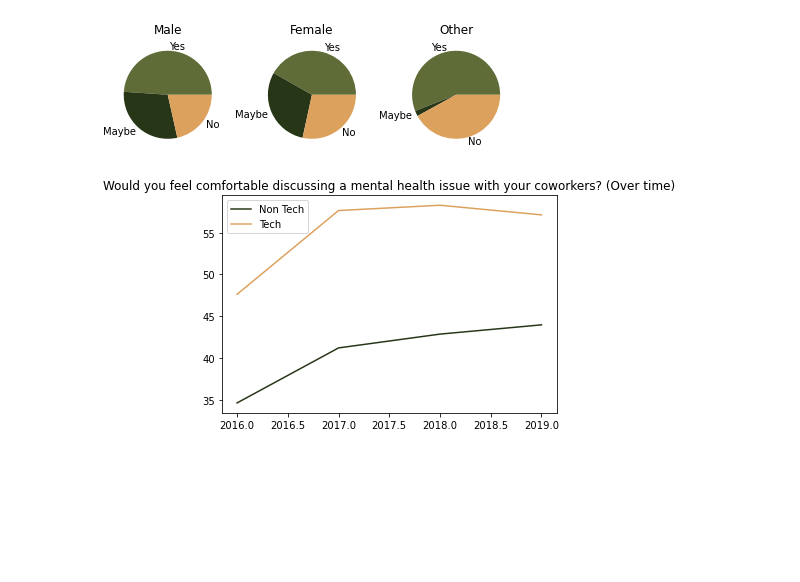
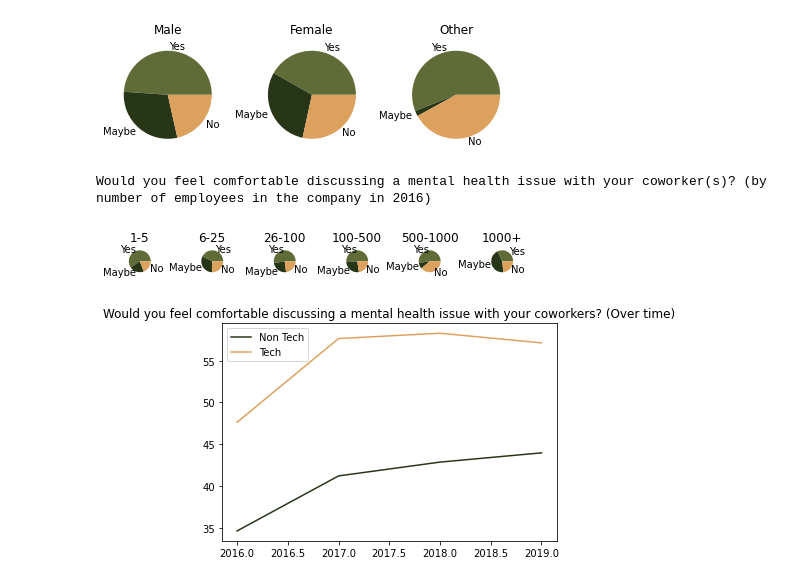
Before and after one commit to mich-matocha/data-therapy, a Jupyter notebook: Final.ipynb, the cells around one changed output. Saved outputs shown, nothing was run; the diff lists cells and outputs as text; code cells hidden in the pictures; blank space fills up the shorter version.

```diff
--- a/Final.ipynb
+++ b/Final.ipynb
@@ -649,6 +583,34 @@ plt.tight_layout()
 # %% [output]
 Would you feel comfortable discussing a mental health issue with your coworkers?
 [figure]
+# %%
+pie_16_18 = pie_by_size(data_16_t,'18')
+
+answers = ['Yes','Maybe','No']
+plt.title('Would you feel comfortable discussing a mental health issue with your coworker(s)?')
+print('Would you feel comfortable discussing a mental health issue with your coworker(s)? (by number of employees in the company in 2016)')
+plt.subplot(1,6,1)
+plt.pie(pie_16_18[0],labels=answers, colors=['#606c38', '#283618', '#dda15e', '#bc6c25'])
+plt.title('1-5')
+plt.subplot(1,6,2)
+plt.pie(pie_16_18[1],labels=answers, colors=['#606c38', '#283618', '#dda15e', '#bc6c25'])
+plt.title('6-25')
+plt.subplot(1,6,3)
+plt.pie(pie_16_18[2],labels=answers, colors=['#606c38', '#283618', '#dda15e', '#bc6c25'])
+plt.title('26-100')
+plt.subplot(1,6,4)
+plt.pie(pie_16_18[3],labels=answers, colors=['#606c38', '#283618', '#dda15e', '#bc6c25'])
+plt.title('100-500')
+plt.subplot(1,6,5)
+plt.pie(pie_16_18[4],labels=answers, colors=['#606c38', '#283618', '#dda15e', '#bc6c25'])
+plt.title('500-1000')
+plt.subplot(1,6,6)
+plt.pie(pie_16_18[5],labels=answers, colors=['#606c38', '#283618', '#dda15e', '#bc6c25'])
+plt.title('1000+')
+plt.tight_layout()
+# %% [output]
+Would you feel comfortable discussing a mental health issue with your coworker(s)? (by number of employees in the company in 2016)
+[figure, added]
 # %%
 plt.plot(years,q_18_list_nontech, color='#283618',label="Non Tech")
 plt.plot(years,q_18_list_tech, color='#dda15e',label="Tech")
```
Also changed, not shown: parts of 2 cells of this notebook.
